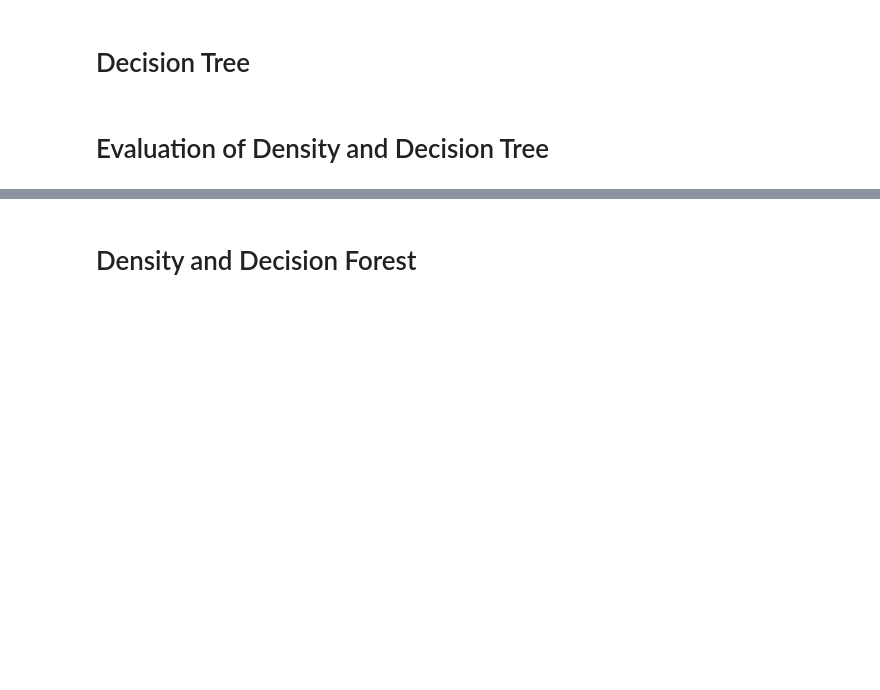
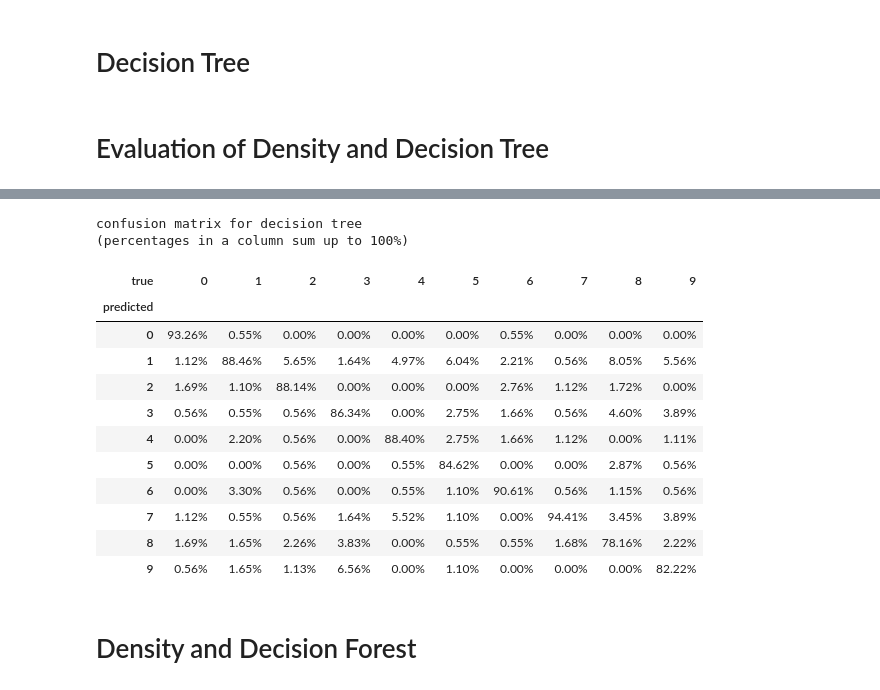
Before and after one commit to LarsKue/FML, a Jupyter notebook: ex04/tree-methods-stubs-nico.ipynb, the cells around one changed output, grey strips where cells are left out. Saved outputs shown, nothing was run; the diff lists cells and outputs as text; code cells hidden in the pictures; blank space fills up the shorter version.

```diff
--- a/ex04/tree-methods-stubs-nico.ipynb
+++ b/ex04/tree-methods-stubs-nico.ipynb
@@ -260,15 +207,17 @@ class DecisionTree(Tree):
                 # Call 'make_decision_split_node()' with 'D_try' randomly selected
                 # feature indices. This turns 'node' into a split node
                 # and returns the two children, which must be placed on the 'stack'.
-                ... # your code here
+                selected_indices = np.random.choice(64, size=D_try, replace=False)
+                children = make_decision_split_node(node, selected_indices)
+                stack.extend(children)
             else:
                 # Call 'make_decision_leaf_node()' to turn 'node' into a leaf node.
-                ... # your code here
+                make_decision_leaf_node(node)
 
     def predict(self, x):
         leaf = self.find_leaf(x)
         # compute p(y | x)
-        return ... # your code here
+        return leaf.response
 # %%
 def make_decision_split_node(node, feature_indices):
     '''
@@ -326,3 +368,52 @@ def node_is_pure(node):
+# %%
+decision_tree = DecisionTree()
+decision_tree.train(data, target)
+
+
+predicted = [decision_tree.predict(digit) for digit in data]
+
+
+pairs, counts = np.unique(np.stack((predicted, target)).T, axis=0, return_counts=True)
+
+
+confusion_matrix = np.zeros((10,10))
+for pair, count in zip(pairs, counts):
+    confusion_matrix[pair[0], pair[1]] = count
+
+
+for i in range(10):
+    confusion_matrix[:,i] /= np.sum(target == i)
+
+
+
+# display as Pandas DataFrame
+def fade_zeros(s):
+    return ["color: lightgray" if (v == 0) else "color: black" for v in s]
+
+
+print("confusion matrix for decision tree\n(percentages in a column sum up to 100%)")
+display(
+    pd.DataFrame(data=confusion_matrix[:, :]*100, index=target_names, columns=target_names)
+    .rename_axis("true", axis="columns")
+    .rename_axis("predicted", axis="rows")
+    .style.apply(fade_zeros)
+    .format("{0:.2f}%")
+)
+# %% [output]
+confusion matrix for decision tree
+(percentages in a column sum up to 100%)
+| true | 0 | 1 | 2 | 3 | 4 | 5 | 6 | 7 | 8 | 9 |
+| predicted |  |  |  |  |  |  |  |  |  |  |
+| 0 | 93.26% | 0.55% | 0.00% | 0.00% | 0.00% | 0.00% | 0.55% | 0.00% | 0.00% | 0.00% |
+| 1 | 1.12% | 88.46% | 5.65% | 1.64% | 4.97% | 6.04% | 2.21% | 0.56% | 8.05% | 5.56% |
+| 2 | 1.69% | 1.10% | 88.14% | 0.00% | 0.00% | 0.00% | 2.76% | 1.12% | 1.72% | 0.00% |
+| 3 | 0.56% | 0.55% | 0.56% | 86.34% | 0.00% | 2.75% | 1.66% | 0.56% | 4.60% | 3.89% |
+| 4 | 0.00% | 2.20% | 0.56% | 0.00% | 88.40% | 2.75% | 1.66% | 1.12% | 0.00% | 1.11% |
+| 5 | 0.00% | 0.00% | 0.56% | 0.00% | 0.55% | 84.62% | 0.00% | 0.00% | 2.87% | 0.56% |
+| 6 | 0.00% | 3.30% | 0.56% | 0.00% | 0.55% | 1.10% | 90.61% | 0.56% | 1.15% | 0.56% |
+| 7 | 1.12% | 0.55% | 0.56% | 1.64% | 5.52% | 1.10% | 0.00% | 94.41% | 3.45% | 3.89% |
+| 8 | 1.69% | 1.65% | 2.26% | 3.83% | 0.00% | 0.55% | 0.55% | 1.68% | 78.16% | 2.22% |
+| 9 | 0.56% | 1.65% | 1.13% | 6.56% | 0.00% | 1.10% | 0.00% | 0.00% | 0.00% | 82.22% |
 # %% [markdown]
 # Density and Decision Forest
 # %%
```
Also changed, not shown: parts of 16 cells of this notebook.
